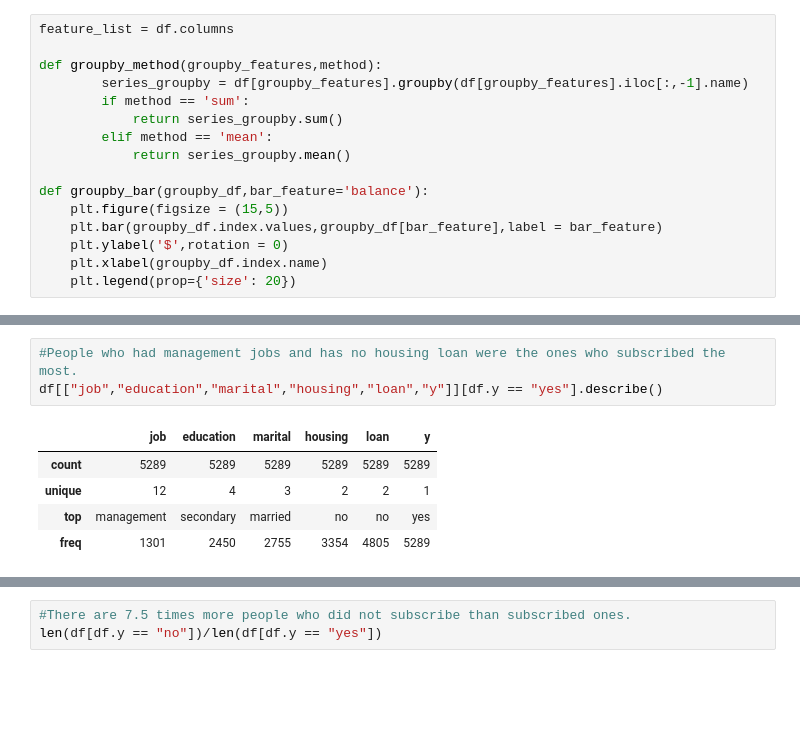
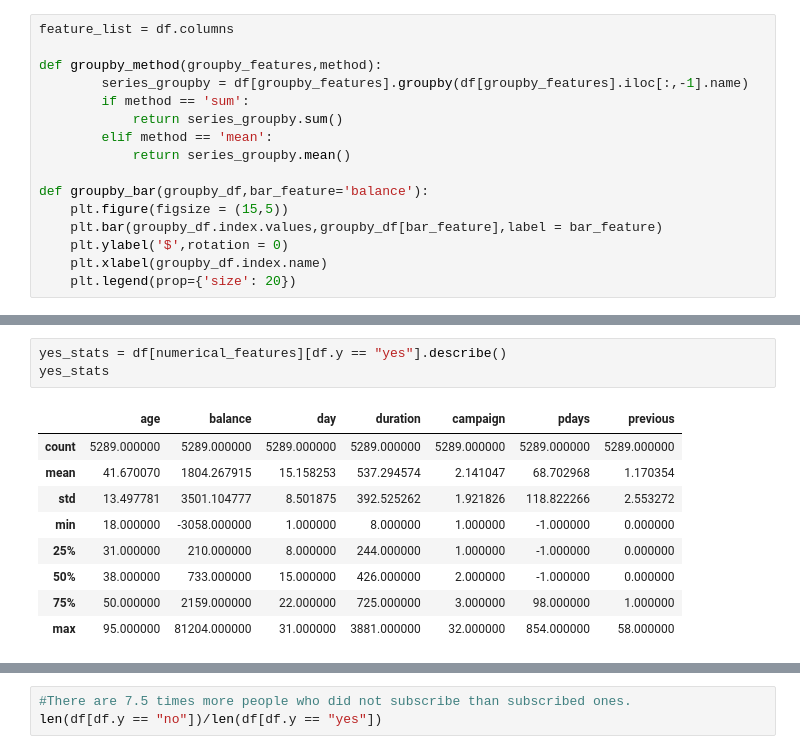
Before and after one commit to nezihaksu/Bank_Marketing_Analysis, a Jupyter notebook: Term_Deposit_EDA.ipynb, the cells around one changed output, grey strips where cells are left out. Cells and saved outputs as stored; diff of their text form; blank space fills up the shorter version.

```diff
--- a/Term_Deposit_EDA.ipynb
+++ b/Term_Deposit_EDA.ipynb
@@ -325,9 +363,13 @@ df[["job","education","marital","housing","loan","y"]][df.y == "no"].describe()
-# %%
-#People who had management jobs and has no housing loan were the ones who subscribed the most.
-df[["job","education","marital","housing","loan","y"]][df.y == "yes"].describe()
-# %% [output]
-|  | job | education | marital | housing | loan | y |
-| count | 5289 | 5289 | 5289 | 5289 | 5289 | 5289 |
-| unique | 12 | 4 | 3 | 2 | 2 | 1 |
-| top | management | secondary | married | no | no | yes |
-| freq | 1301 | 2450 | 2755 | 3354 | 4805 | 5289 |
+# %%
+yes_stats = df[numerical_features][df.y == "yes"].describe()
+yes_stats
+# %% [output]
+|  | age | balance | day | duration | campaign | pdays | previous |
+| count | 5289.000000 | 5289.000000 | 5289.000000 | 5289.000000 | 5289.000000 | 5289.000000 | 5289.000000 |
+| mean | 41.670070 | 1804.267915 | 15.158253 | 537.294574 | 2.141047 | 68.702968 | 1.170354 |
+| std | 13.497781 | 3501.104777 | 8.501875 | 392.525262 | 1.921826 | 118.822266 | 2.553272 |
+| min | 18.000000 | -3058.000000 | 1.000000 | 8.000000 | 1.000000 | -1.000000 | 0.000000 |
+| 25% | 31.000000 | 210.000000 | 8.000000 | 244.000000 | 1.000000 | -1.000000 | 0.000000 |
+| 50% | 38.000000 | 733.000000 | 15.000000 | 426.000000 | 2.000000 | -1.000000 | 0.000000 |
+| 75% | 50.000000 | 2159.000000 | 22.000000 | 725.000000 | 3.000000 | 98.000000 | 1.000000 |
+| max | 95.000000 | 81204.000000 | 31.000000 | 3881.000000 | 32.000000 | 854.000000 | 58.000000 |
```
Also changed, not shown: parts of 13 cells of this notebook.
